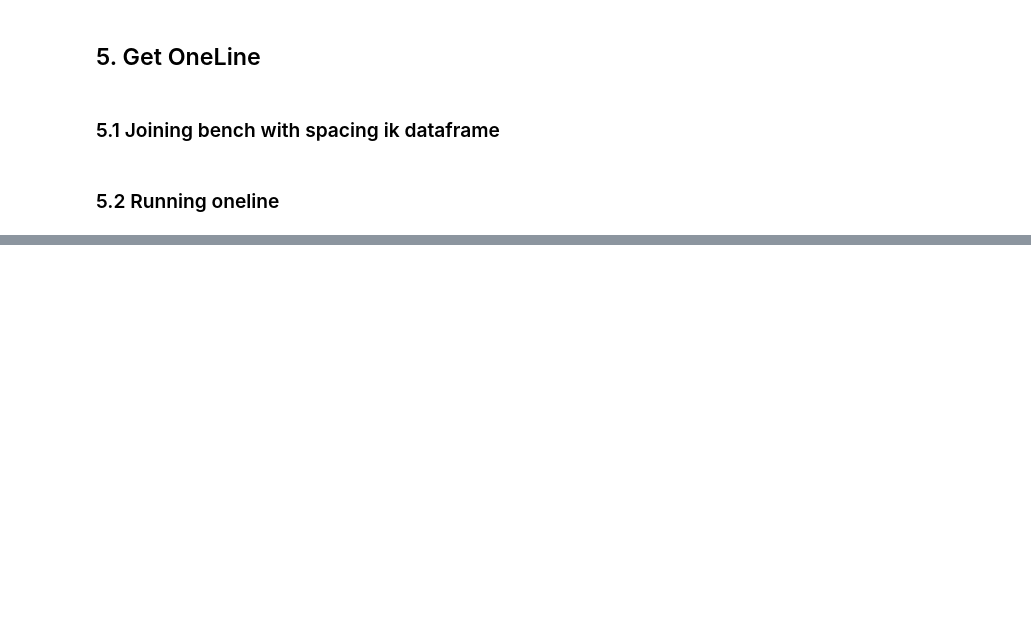
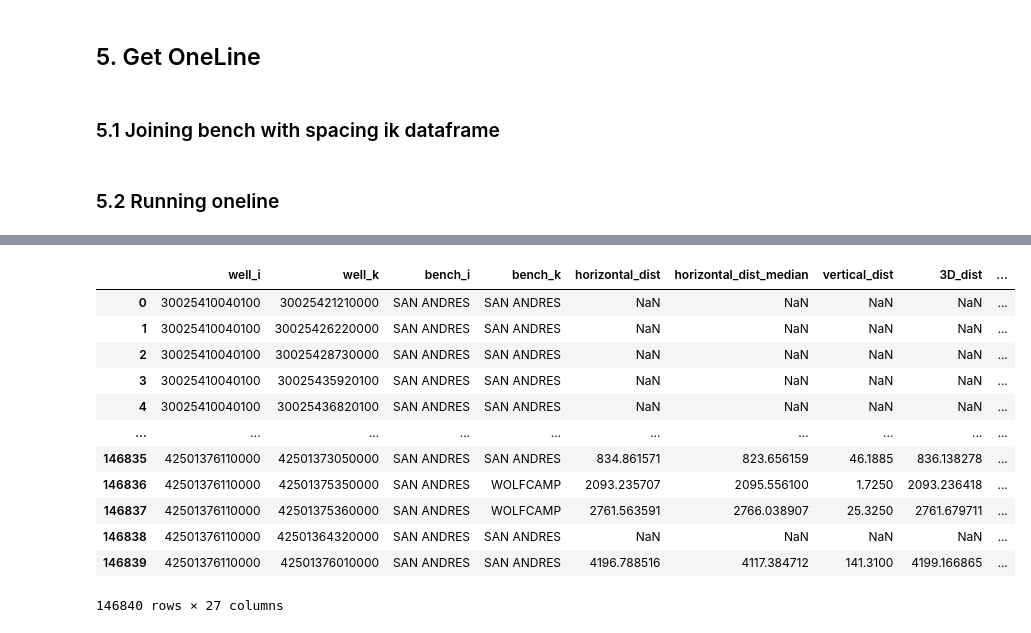
Before and after one commit to apoorvasaxena03/well-spacing-analyzer, a Jupyter notebook: notebooks/RingEnergy/well_header.ipynb, the cells around one changed output, grey strips where cells are left out. Saved outputs shown, nothing was run; the diff lists cells and outputs as text; code cells hidden in the pictures; blank space fills up the shorter version.

```diff
--- a/notebooks/RingEnergy/well_header.ipynb
+++ b/notebooks/RingEnergy/well_header.ipynb
@@ -205,0 +228,16 @@ df_spacing_ik_bench_filt
+# %%
+df_spacing_ik_bench
+# %% [output]
+|  | well_i | well_k | bench_i | bench_k | horizontal_dist | horizontal_dist_median | vertical_dist | 3D_dist | ... |
+| 0 | 30025410040100 | 30025421210000 | SAN ANDRES | SAN ANDRES | NaN | NaN | NaN | NaN | ... |
+| 1 | 30025410040100 | 30025426220000 | SAN ANDRES | SAN ANDRES | NaN | NaN | NaN | NaN | ... |
+| 2 | 30025410040100 | 30025428730000 | SAN ANDRES | SAN ANDRES | NaN | NaN | NaN | NaN | ... |
+| 3 | 30025410040100 | 30025435920100 | SAN ANDRES | SAN ANDRES | NaN | NaN | NaN | NaN | ... |
+| 4 | 30025410040100 | 30025436820100 | SAN ANDRES | SAN ANDRES | NaN | NaN | NaN | NaN | ... |
+| ... | ... | ... | ... | ... | ... | ... | ... | ... | ... |
+| 146835 | 42501376110000 | 42501373050000 | SAN ANDRES | SAN ANDRES | 834.861571 | 823.656159 | 46.1885 | 836.138278 | ... |
+| 146836 | 42501376110000 | 42501375350000 | SAN ANDRES | WOLFCAMP | 2093.235707 | 2095.556100 | 1.7250 | 2093.236418 | ... |
+| 146837 | 42501376110000 | 42501375360000 | SAN ANDRES | WOLFCAMP | 2761.563591 | 2766.038907 | 25.3250 | 2761.679711 | ... |
+| 146838 | 42501376110000 | 42501364320000 | SAN ANDRES | SAN ANDRES | NaN | NaN | NaN | NaN | ... |
+| 146839 | 42501376110000 | 42501376010000 | SAN ANDRES | SAN ANDRES | 4196.788516 | 4117.384712 | 141.3100 | 4199.166865 | ... |
+146840 rows × 27 columns
```
Also changed, not shown: parts of 20 cells of this notebook, 1 other file.
